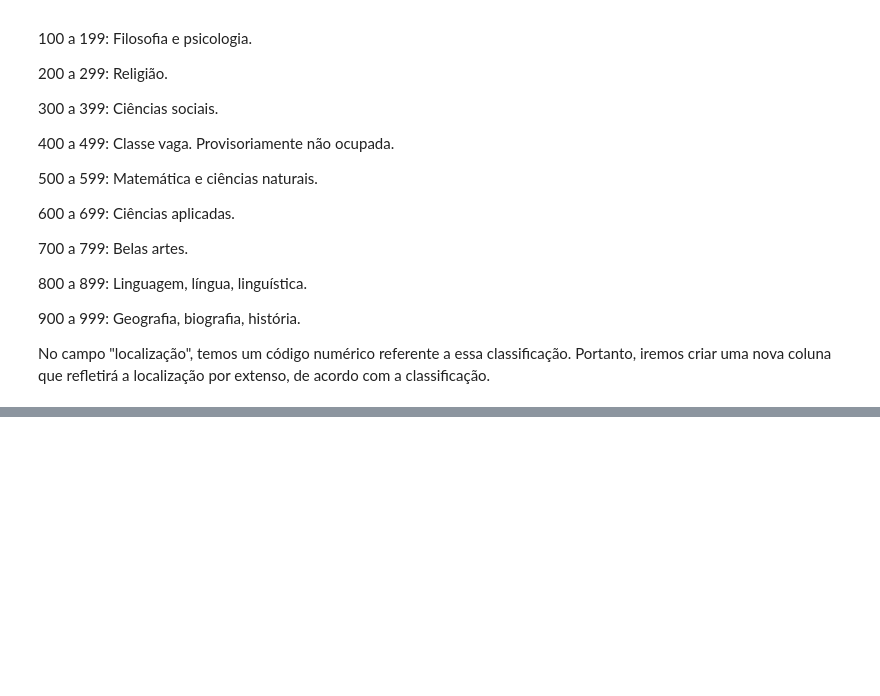
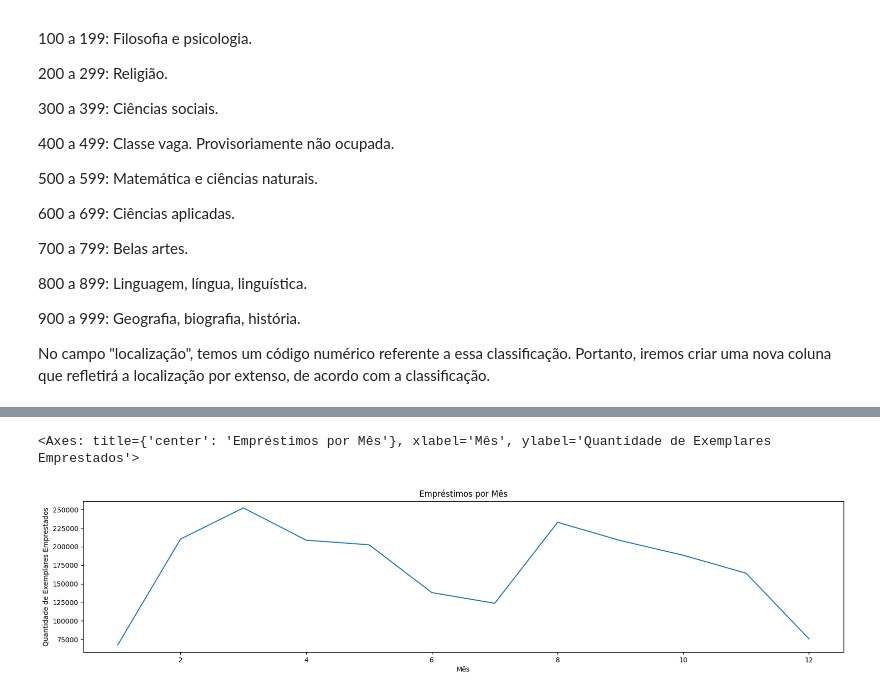
Before and after one commit to murilotw123/7_Days_Of_Code_Alura_Data_science, a Jupyter notebook: 7daysofcode.ipynb, the cells around one changed output, grey strips where cells are left out. Drawn from its saved outputs; the diff is of its cells as text; code cells hidden in the pictures; blank space fills up the shorter version.

```diff
--- a/7daysofcode.ipynb
+++ b/7daysofcode.ipynb
@@ -208,0 +287,15 @@ emprestimos.head(3)
+# %%
+emprestimos['mes_emprestimo'] = emprestimos['data_emprestimo'].dt.month
+# %%
+quantidade_exemplares_mes = emprestimos.groupby('mes_emprestimo')['id_exemplar'].count()
+# %%
+quantidade_exemplares_mes.plot(
+    kind='line',
+    xlabel='Mês',
+    ylabel='Quantidade de Exemplares Emprestados',
+    title='Empréstimos por Mês',
+    figsize=(20, 4)
+)
+# %% [output]
+<Axes: title={'center': 'Empréstimos por Mês'}, xlabel='Mês', ylabel='Quantidade de Exemplares Emprestados'>
+[figure, added]
```
Also changed, not shown: parts of 16 cells of this notebook.
